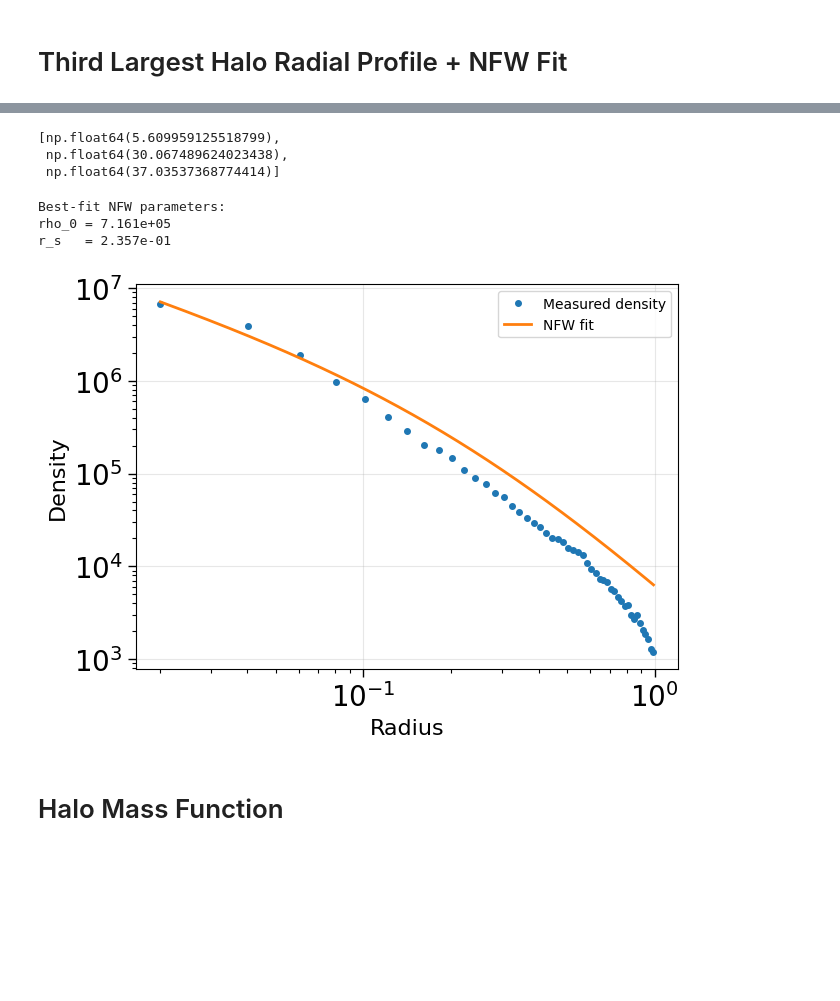
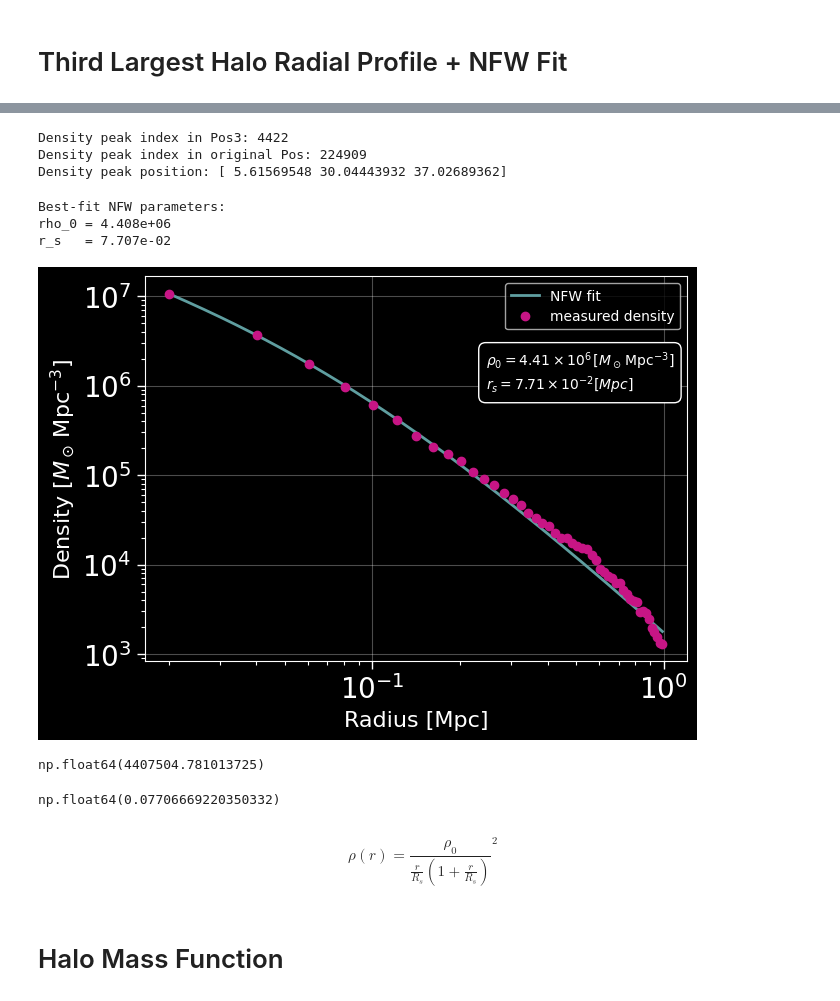
Before and after one commit to malinadesai/astroII_numproj, a Jupyter notebook: fof.ipynb, the cells around one changed output, grey strips where cells are left out. Cells and saved outputs as stored; diff of their text form; code cells hidden in the pictures; blank space fills up the shorter version.

```diff
--- a/fof.ipynb
+++ b/fof.ipynb
@@ -343,10 +377,32 @@ plt.show()
-# %%
-center = [x3[26000], y3[25345], z3[26000]]
-center
-# %% [output]
-[np.float64(5.609959125518799),
- np.float64(30.067489624023438),
- np.float64(37.03537368774414)]
+# %%
+from scipy.spatial import cKDTree
+
+def find_density_peak(positions, n_neighbors=50):
+    """Find particle with highest local density using k-nearest neighbors"""
+    tree = cKDTree(positions)
+
+    # For each particle, find distance to its nth nearest neighbor
+    distances, indices = tree.query(positions, k=n_neighbors+1)  # +1 because it includes itself
+
+    # Use inverse of distance to nth neighbor as density proxy
+    # Smaller distance = more neighbors nearby = higher density
+    local_density = 1.0 / distances[:, -1]  # distance to furthest of k neighbors
+
+    # Find particle with highest density
+    densest_idx = np.argmax(local_density)
+
+    return positions[densest_idx], densest_idx
+
+center, center_idx_in_halo = find_density_peak(Pos3, n_neighbors=50)
+center_idx_in_Pos = halo3[center_idx_in_halo]
+
+print(f"Density peak index in Pos3: {center_idx_in_halo}")
+print(f"Density peak index in original Pos: {center_idx_in_Pos}")
+print(f"Density peak position: {center}")
+# %% [output]
+Density peak index in Pos3: 4422
+Density peak index in original Pos: 224909
+Density peak position: [ 5.61569548 30.04443932 37.02689362]
 # %%
 r = np.linalg.norm(Pos3 - center, axis=1)
 rbins = np.linspace(0.01, 1, 50)
@@ -359,40 +415,63 @@ shell_vol = (4/3) * np.pi * (r_outer**3 - r_inner**3)
 density = counts / shell_vol
 r_mid = 0.5 * (r_inner + r_outer)
 
 mask = (density > 0)
 r_fit = r_mid[mask]
 rho_fit = density[mask]
 
 popt, pcov = curve_fit(
     lambda r, rho_s, r_s: nfw(r, rho_s, r_s),
     r_fit,
     rho_fit,
     # p0=[np.max(rho_fit), np.median(r_fit)],  # initial guesses
     maxfev=20000
 )
 
 rho_s_fit, r_s_fit = popt
 print("Best-fit NFW parameters:")
 print(f"rho_0 = {rho_s_fit:.3e}")
 print(f"r_s   = {r_s_fit:.3e}")
 
 # Plot
 r_smooth = np.logspace(np.log10(r_fit.min()), np.log10(r_fit.max()), 200)
 rho_smooth = nfw(r_smooth, rho_s_fit, r_s_fit)
 
 plt.figure(figsize=(7,5))
-plt.loglog(r_fit, rho_fit, 'o', label='Measured density', markersize=4)
-plt.loglog(r_smooth, rho_smooth, '-', linewidth=2, label='NFW fit')
-plt.xlabel("Radius")
-plt.ylabel("Density")
+
+plt.loglog(r_smooth, rho_smooth, '-', linewidth=2, label='NFW fit', color='cadetblue')
+plt.loglog(r_fit, rho_fit, 'o', label='measured density', markersize=6, color = 'mediumvioletred')
+
+rho_str = rf"$\rho_0 = {rho_s_fit/10**int(np.floor(np.log10(rho_s_fit))):.2f} \times 10^{{{int(np.floor(np.log10(rho_s_fit)))}}} \, [M_\odot \, \mathrm{{Mpc}}^{{-3}}]$"
+r_str = rf"$r_s = {r_s_fit/10**int(np.floor(np.log10(r_s_fit))):.2f} \times 10^{{{int(np.floor(np.log10(r_s_fit)))}}} [Mpc]$"
+label = rho_str + "\n" + r_str
+
+plt.text(0.245, 900000, label,
+         fontsize=10,
+         color='white',
+         bbox=dict(facecolor='k', boxstyle='round,pad=0.5'))
+
+plt.xlabel("Radius [Mpc]")
+plt.ylabel("Density $[M_\odot \, \mathrm{{Mpc}}^{{-3}}]$")
 plt.legend()
 plt.grid(alpha=0.3)
 plt.show()
 # %% [output]
 Best-fit NFW parameters:
-rho_0 = 7.161e+05
-r_s   = 2.357e-01
+rho_0 = 4.408e+06
+r_s   = 7.707e-02
-[figure, old version]
+[figure, new version]
+# %%
+rho_s_fit
+# %% [output]
+np.float64(4407504.781013725)
+# %%
+r_s_fit
+# %% [output]
+np.float64(0.07706669220350332)
+# %% [markdown]
+\begin{equation}
+\rho(r) = \frac{\rho_0}{\frac{r}{R_s}(1 + \frac{r}{R_s})}^2
+\end{equation}
 # %%
 # Reasonable R200,crit
 # %% [markdown]
```
Also changed, not shown: parts of 13 cells of this notebook.
